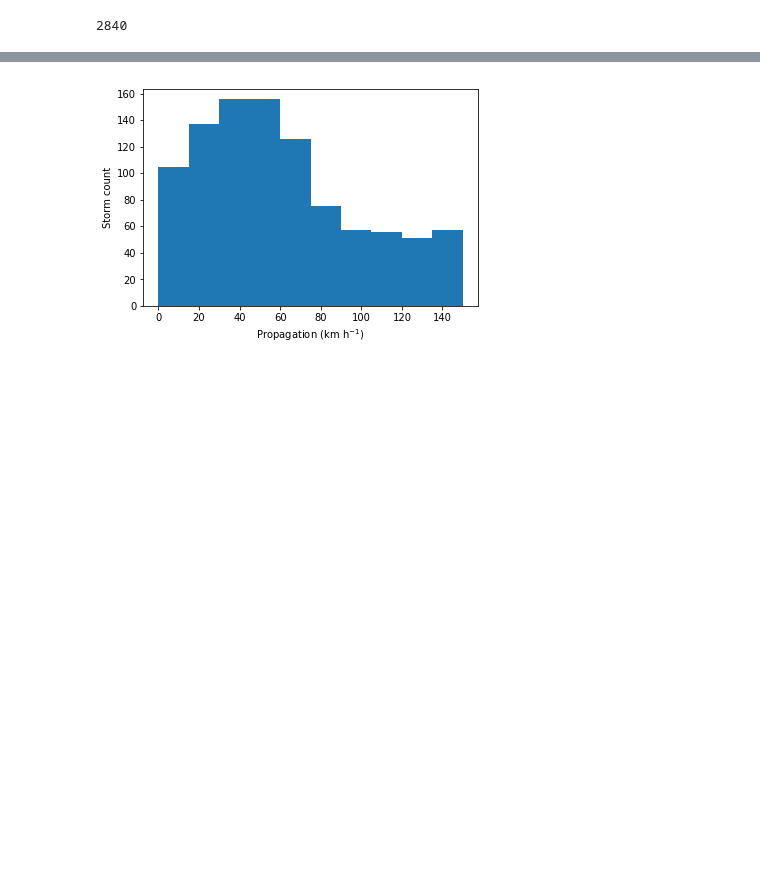
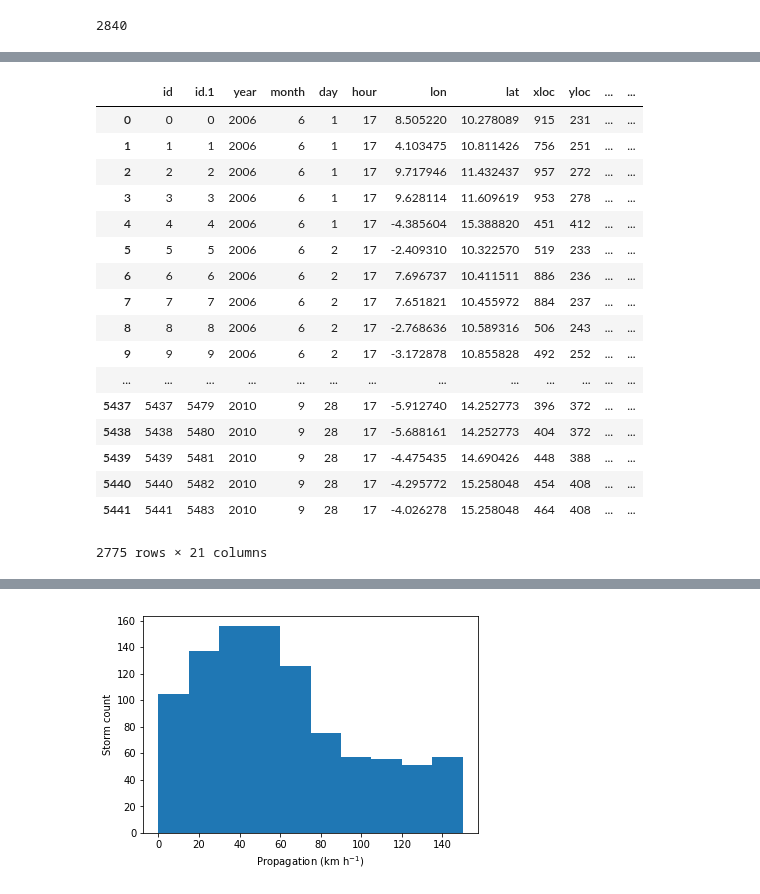
Before and after one commit to cornkle/proj_CEH, a Jupyter notebook: notebooks/AMMA_core_backtrack_initiation_test.ipynb, the cells around one changed output, grey strips where cells are left out. Cells and saved outputs as stored; diff of their text form; code cells hidden in the pictures; blank space fills up the shorter version.

```diff
--- a/notebooks/AMMA_core_backtrack_initiation_test.ipynb
+++ b/notebooks/AMMA_core_backtrack_initiation_test.ipynb
@@ -124,3 +131,24 @@ msgopen.head()
+# %%
+msgopen
+# %% [output]
+|  | id | id.1 | year | month | day | hour | lon | lat | xloc | yloc | ... | ... |
+| 0 | 0 | 0 | 2006 | 6 | 1 | 17 | 8.505220 | 10.278089 | 915 | 231 | ... | ... |
+| 1 | 1 | 1 | 2006 | 6 | 1 | 17 | 4.103475 | 10.811426 | 756 | 251 | ... | ... |
+| 2 | 2 | 2 | 2006 | 6 | 1 | 17 | 9.717946 | 11.432437 | 957 | 272 | ... | ... |
+| 3 | 3 | 3 | 2006 | 6 | 1 | 17 | 9.628114 | 11.609619 | 953 | 278 | ... | ... |
+| 4 | 4 | 4 | 2006 | 6 | 1 | 17 | -4.385604 | 15.388820 | 451 | 412 | ... | ... |
+| 5 | 5 | 5 | 2006 | 6 | 2 | 17 | -2.409310 | 10.322570 | 519 | 233 | ... | ... |
+| 6 | 6 | 6 | 2006 | 6 | 2 | 17 | 7.696737 | 10.411511 | 886 | 236 | ... | ... |
+| 7 | 7 | 7 | 2006 | 6 | 2 | 17 | 7.651821 | 10.455972 | 884 | 237 | ... | ... |
+| 8 | 8 | 8 | 2006 | 6 | 2 | 17 | -2.768636 | 10.589316 | 506 | 243 | ... | ... |
+| 9 | 9 | 9 | 2006 | 6 | 2 | 17 | -3.172878 | 10.855828 | 492 | 252 | ... | ... |
+| ... | ... | ... | ... | ... | ... | ... | ... | ... | ... | ... | ... | ... |
+| 5437 | 5437 | 5479 | 2010 | 9 | 28 | 17 | -5.912740 | 14.252773 | 396 | 372 | ... | ... |
+| 5438 | 5438 | 5480 | 2010 | 9 | 28 | 17 | -5.688161 | 14.252773 | 404 | 372 | ... | ... |
+| 5439 | 5439 | 5481 | 2010 | 9 | 28 | 17 | -4.475435 | 14.690426 | 448 | 388 | ... | ... |
+| 5440 | 5440 | 5482 | 2010 | 9 | 28 | 17 | -4.295772 | 15.258048 | 454 | 408 | ... | ... |
+| 5441 | 5441 | 5483 | 2010 | 9 | 28 | 17 | -4.026278 | 15.258048 | 464 | 408 | ... | ... |
+2775 rows × 21 columns
 # %%
 scat = msgopen[(msgopen['initTime'] >= 2) & (msgopen['initTime'] <=17)]
 plt.scatter(scat['initTime'], scat['area'])
```
Also changed, not shown: parts of 27 cells of this notebook, 11 other files.
